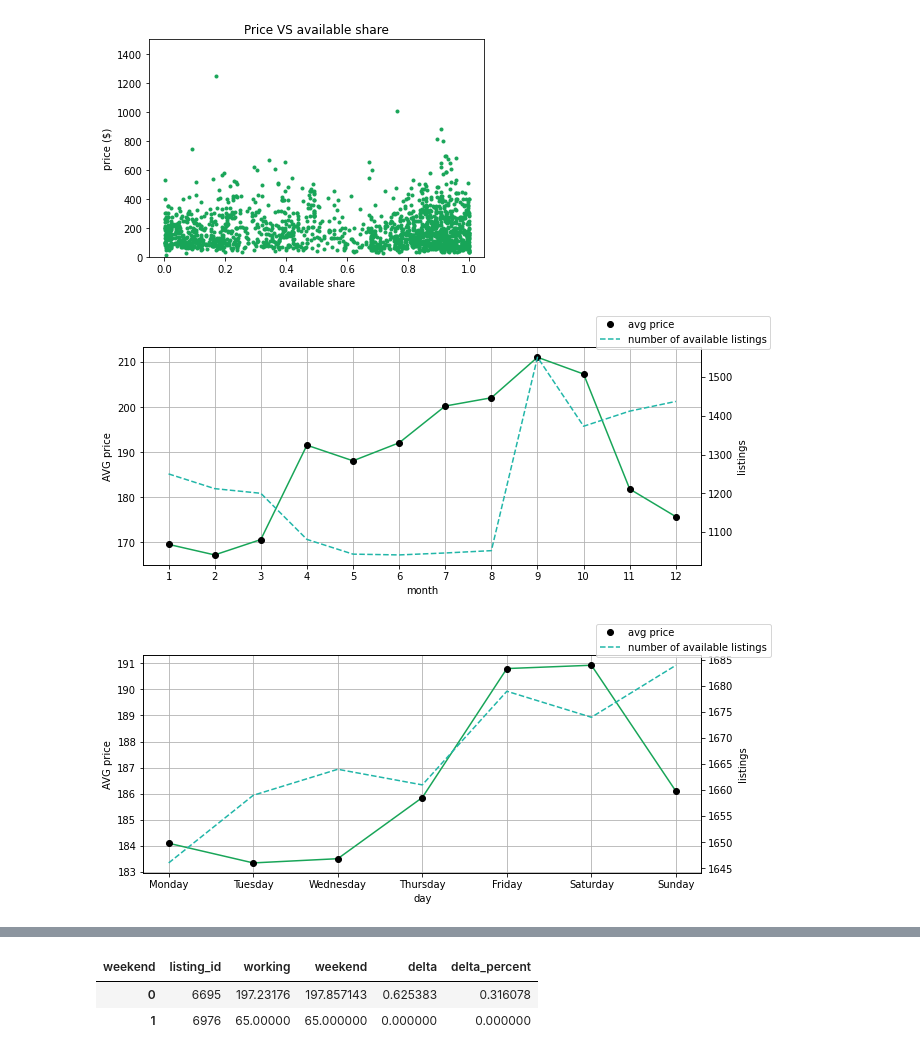
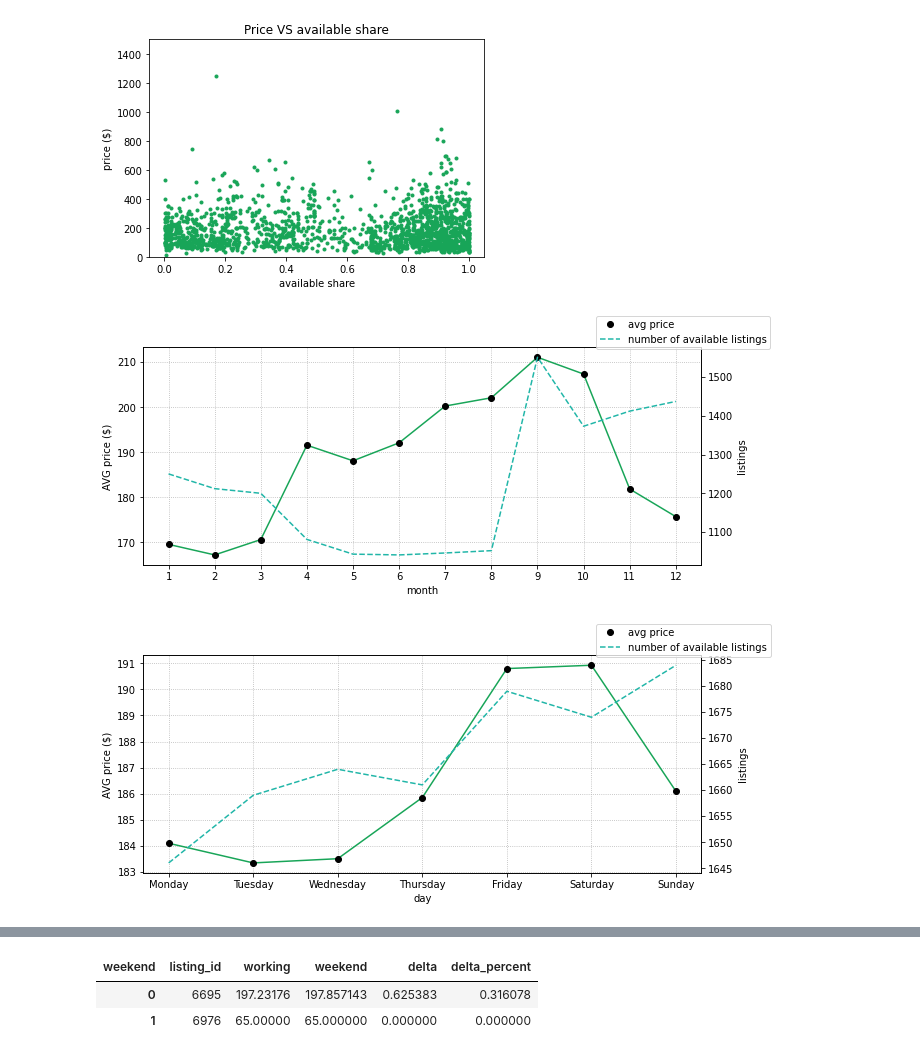
Before and after one commit to DariaSatco/airbnb_boston_analytics, a Jupyter notebook: EDA.ipynb, the cells around one changed output, grey strips where cells are left out. Drawn from its saved outputs; the diff is of its cells as text; code cells hidden in the pictures.

```diff
--- a/EDA.ipynb
+++ b/EDA.ipynb
@@ -286,33 +285,33 @@ plt.show()
 # %%
 month_stat = (calendar_sample
               .groupby('month')
               .agg({'price': 'mean',
                     'available_lid': pd.Series.nunique})
               .reset_index())
 
 fig = plt.figure(figsize=(10,4))
 ax1 = fig.add_subplot(111)
 ax1.plot(month_stat['month'], month_stat['price'],
         color=colors[0])
 ax1.plot(month_stat['month'], month_stat['price'],
          '.', color='black', markersize=12, label='avg price')
 ax1.set_xticks(month_stat['month'].unique())
 ax1.set_xlabel('month')
-ax1.set_ylabel('AVG price')
-ax1.grid()
+ax1.set_ylabel('AVG price ($)')
+ax1.grid(linestyle=':')
 
 ax2 = ax1.twinx()
 ax2.plot(month_stat['month'],
          month_stat['available_lid'],
         linestyle='--',
         color=colors[2],
         label='number of available listings')
 ax2.set_ylabel('listings')
 
 fig.legend()
 plt.show()
 # %% [output]
-[figure, old version]
+[figure, new version]
 # %%
 week_day_stat = (calendar_sample
                  .groupby(['day_of_week_num', 'day_of_week_name'])
@@ -327,8 +326,8 @@ ax1.plot(week_day_stat['day_of_week_name'], week_day_stat['price'],
 ax1.plot(week_day_stat['day_of_week_name'], week_day_stat['price'],
          '.', color='black', markersize=12, label='avg price')
 ax1.set_xlabel('day')
-ax1.set_ylabel('AVG price')
-ax1.grid()
+ax1.set_ylabel('AVG price ($)')
+ax1.grid(linestyle=':')
 
 ax2 = ax1.twinx()
 ax2.plot(week_day_stat['day_of_week_name'],
@@ -341,4 +340,4 @@ ax2.set_ylabel('listings')
 fig.legend()
 plt.show()
 # %% [output]
-[figure, old version]
+[figure, new version]
```
Also changed, not shown: parts of 10 cells of this notebook.
